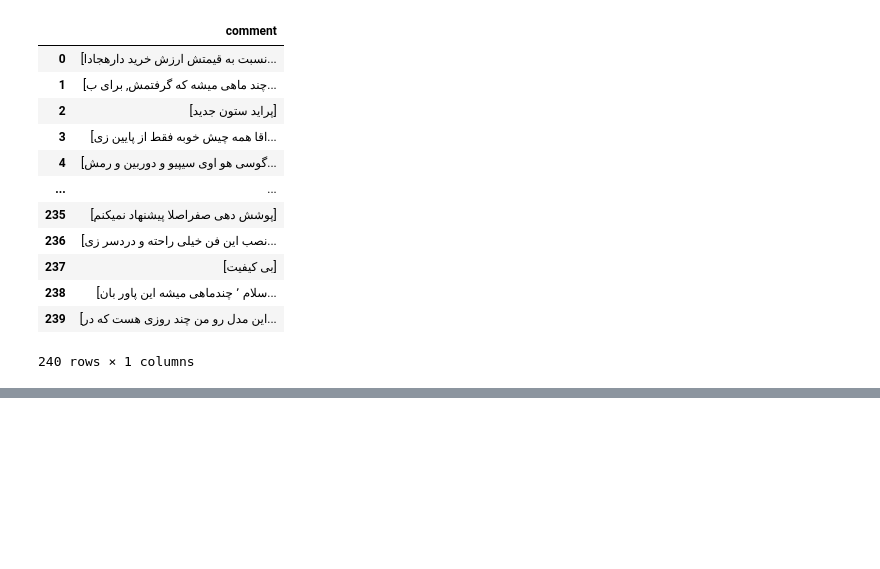
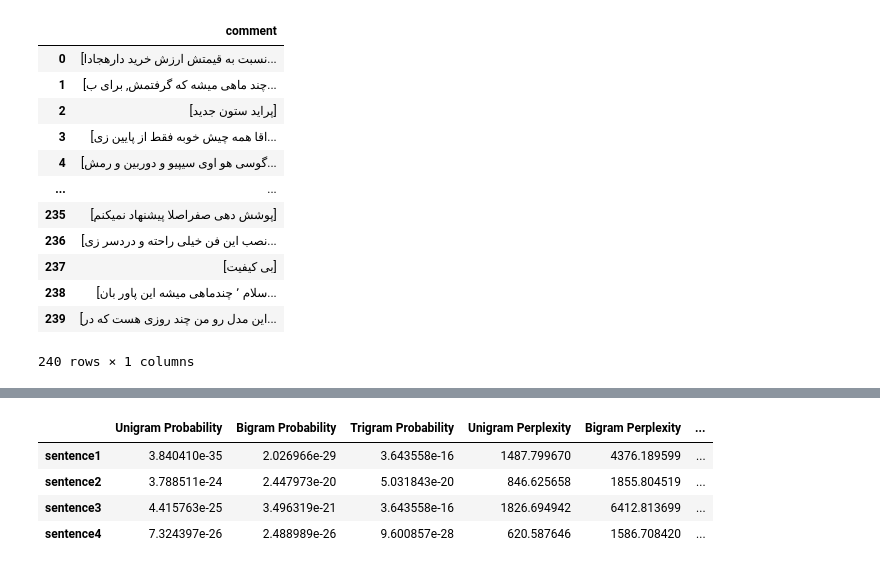
Before and after one commit to pouriaSameti/NLP, a Jupyter notebook: 2-Language model/Language Model.ipynb, the cells around one changed output, grey strips where cells are left out. Cells and saved outputs as stored; diff of their text form; code cells hidden in the pictures; blank space fills up the shorter version.

Commit message:
Language Model-> change in get_perplexity().

```diff
--- a/2-Language model/Language Model.ipynb
+++ b/2-Language model/Language Model.ipynb
@@ -286,8 +366,6 @@ def get_perplexity(list_sentence: list, ngram_probability):
     for i in range(len(list_sentence)):
         if list_sentence[i] in ngram_probability:
             probability *= ngram_probability[list_sentence[i]]
-        else:
-            probability *= 0.00001
 
     m = len(list_sentence)
     perplexity = np.power(1/probability, 1/m)
@@ -325,33 +403,39 @@ sent2_trigram_perplexity = get_perplexity(sent2_trigram, trigram_prob)
 
 sent3_unigram = sentence3.split()
 sent3_bigram = get_bigram(normalizer.normalize(sentence3))
 sent3_trigram = get_trigram(normalizer.normalize(sentence3))
 sent3_unigram_prob = get_probability(sent3_unigram, unigram_prob)
 sent3_bigram_prob = get_probability(sent3_bigram, bigram_prob)
 sent3_trigram_prob = get_probability(sent3_trigram, trigram_prob)
 sent3_unigram_perplexity = get_perplexity(sent3_unigram, unigram_prob)
 sent3_bigram_perplexity = get_perplexity(sent3_bigram, bigram_prob)
 sent3_trigram_perplexity = get_perplexity(sent3_trigram, trigram_prob)
 
 sent4_unigram = sentence4.split()
 sent4_bigram = get_bigram(normalizer.normalize(sentence4))
 sent4_trigram = get_trigram(normalizer.normalize(sentence4))
 sent4_unigram_prob = get_probability(sent4_unigram, unigram_prob)
 sent4_bigram_prob = get_probability(sent4_bigram, bigram_prob)
 sent4_trigram_prob = get_probability(sent4_trigram, trigram_prob)
 sent4_unigram_perplexity = get_perplexity(sent4_unigram, unigram_prob)
 sent4_bigram_perplexity = get_perplexity(sent4_bigram, bigram_prob)
 sent4_trigram_perplexity = get_perplexity(sent4_trigram, trigram_prob)
 
 
 result_table = pd.DataFrame({'Unigram Probability':[sent1_unigram_prob, sent2_unigram_prob, sent3_unigram_prob, sent4_unigram_prob],
                              'Bigram Probability': [sent1_bigram_prob, sent2_bigram_prob, sent3_bigram_prob, sent4_bigram_prob],
                              'Trigram Probability': [sent1_trigram_prob, sent2_trigram_prob, sent3_trigram_prob, sent4_trigram_prob],
                              'Unigram Perplexity': [sent1_unigram_perplexity, sent2_unigram_perplexity, sent3_unigram_perplexity, sent4_unigram_perplexity],
                              'Bigram Perplexity': [sent1_bigram_perplexity, sent2_bigram_perplexity, sent3_bigram_perplexity, sent4_bigram_perplexity],
                              'Trigram Perplexity': [sent1_trigram_perplexity, sent2_trigram_perplexity, sent3_trigram_perplexity, sent4_trigram_perplexity]},
                             index=['sentence1', 'sentence2', 'sentence3', 'sentence4'])
 result_table
+# %% [output]
+|  | Unigram Probability | Bigram Probability | Trigram Probability | Unigram Perplexity | Bigram Perplexity | ... |
+| sentence1 | 3.840410e-35 | 2.026966e-29 | 3.643558e-16 | 1487.799670 | 4376.189599 | ... |
+| sentence2 | 3.788511e-24 | 2.447973e-20 | 5.031843e-20 | 846.625658 | 1855.804519 | ... |
+| sentence3 | 4.415763e-25 | 3.496319e-21 | 3.643558e-16 | 1826.694942 | 6412.813699 | ... |
+| sentence4 | 7.324397e-26 | 2.488989e-26 | 9.600857e-28 | 620.587646 | 1586.708420 | ... |
 # %%
 import random
 
```
Also changed, not shown: parts of 10 cells of this notebook.
